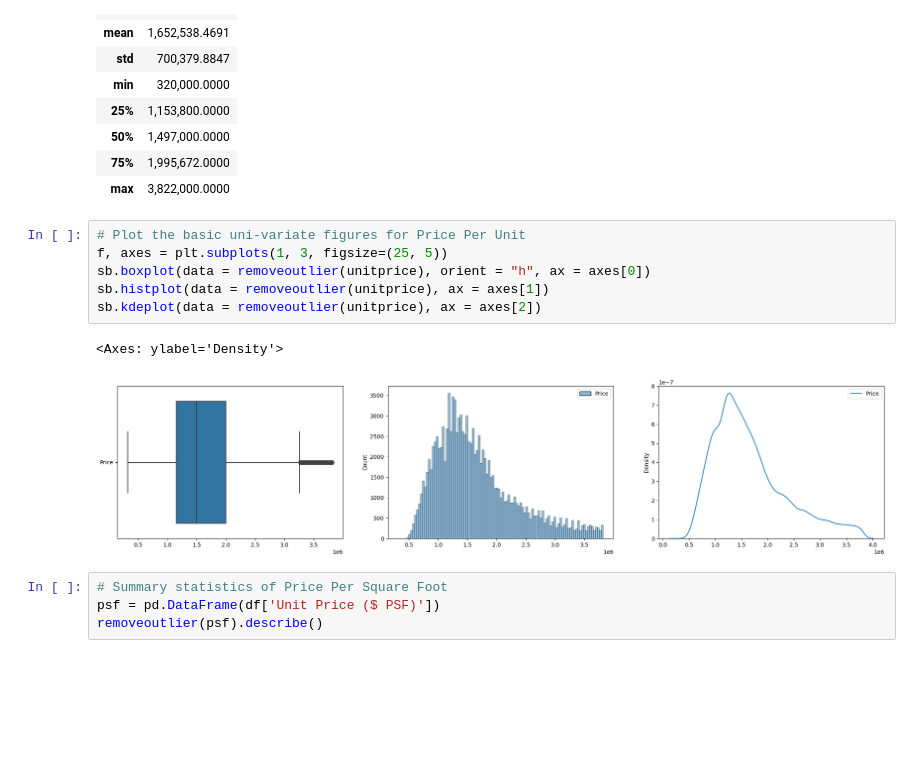
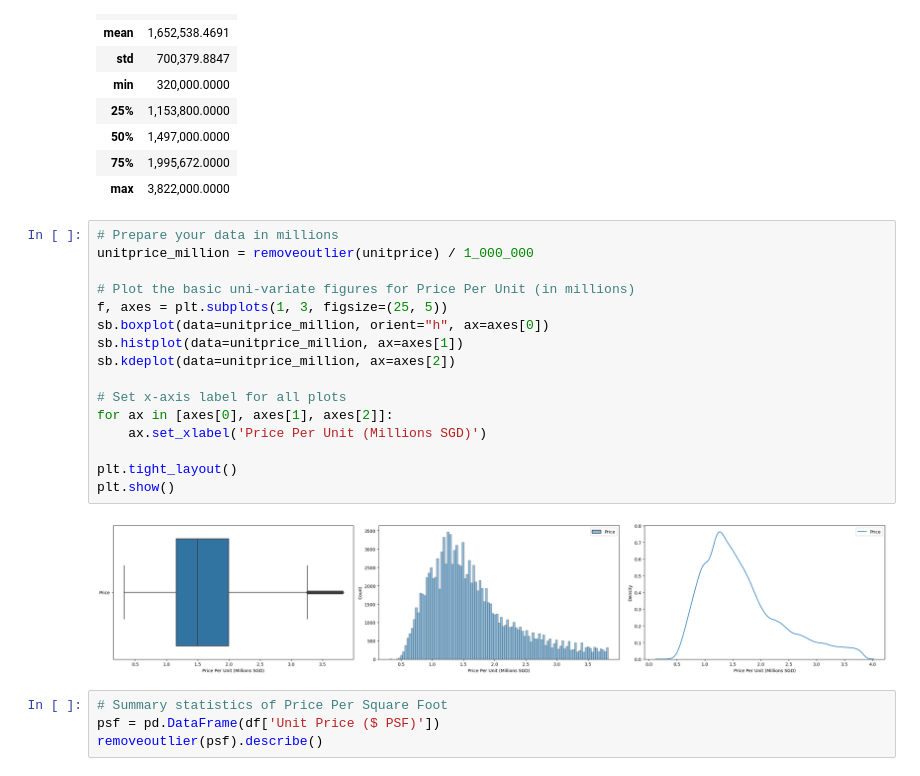
Before and after one commit to feliciahxy/SC1015-DSAI-project, a Jupyter notebook: EDA/EDA.ipynb, the cells around one changed output. Drawn from its saved outputs; the diff is of its cells as text; blank space fills up the shorter version.

```diff
--- a/EDA/EDA.ipynb
+++ b/EDA/EDA.ipynb
@@ -50,14 +50,23 @@ removeoutlier(unitprice).describe()
 | 75% | 1,995,672.0000 |
 | max | 3,822,000.0000 |
 # %%
-# Plot the basic uni-variate figures for Price Per Unit
+# Prepare your data in millions
+unitprice_million = removeoutlier(unitprice) / 1_000_000
+
+# Plot the basic uni-variate figures for Price Per Unit (in millions)
 f, axes = plt.subplots(1, 3, figsize=(25, 5))
-sb.boxplot(data = removeoutlier(unitprice), orient = "h", ax = axes[0])
-sb.histplot(data = removeoutlier(unitprice), ax = axes[1])
-sb.kdeplot(data = removeoutlier(unitprice), ax = axes[2])
+sb.boxplot(data=unitprice_million, orient="h", ax=axes[0])
+sb.histplot(data=unitprice_million, ax=axes[1])
+sb.kdeplot(data=unitprice_million, ax=axes[2])
+
+# Set x-axis label for all plots
+for ax in [axes[0], axes[1], axes[2]]:
+    ax.set_xlabel('Price Per Unit (Millions SGD)')
+
+plt.tight_layout()
+plt.show()
 # %% [output]
-<Axes: ylabel='Density'>
-[figure, old version]
+[figure, new version]
 # %%
 # Summary statistics of Price Per Square Foot
 psf = pd.DataFrame(df['Unit Price ($ PSF)'])
```
Also changed, not shown: parts of 12 cells of this notebook, 2 other files.
